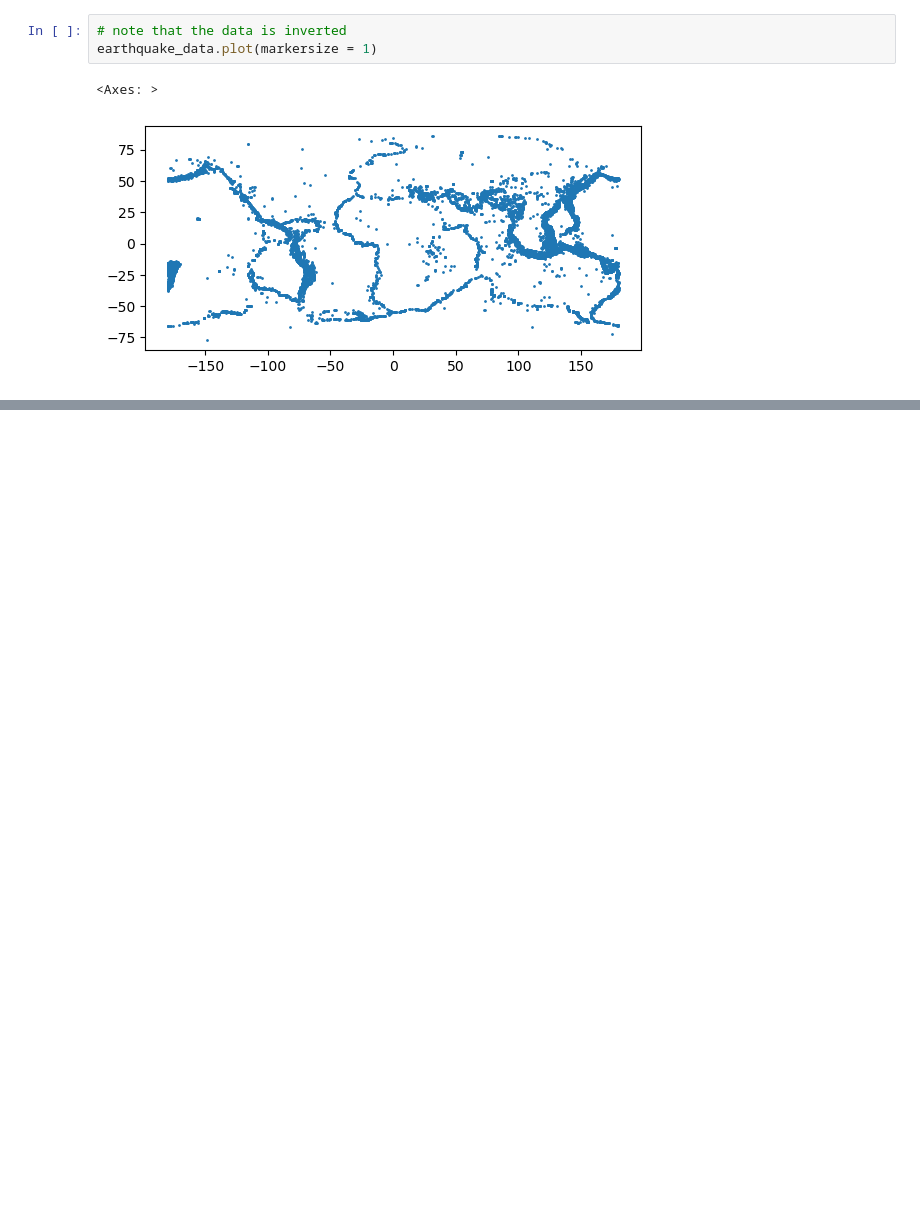
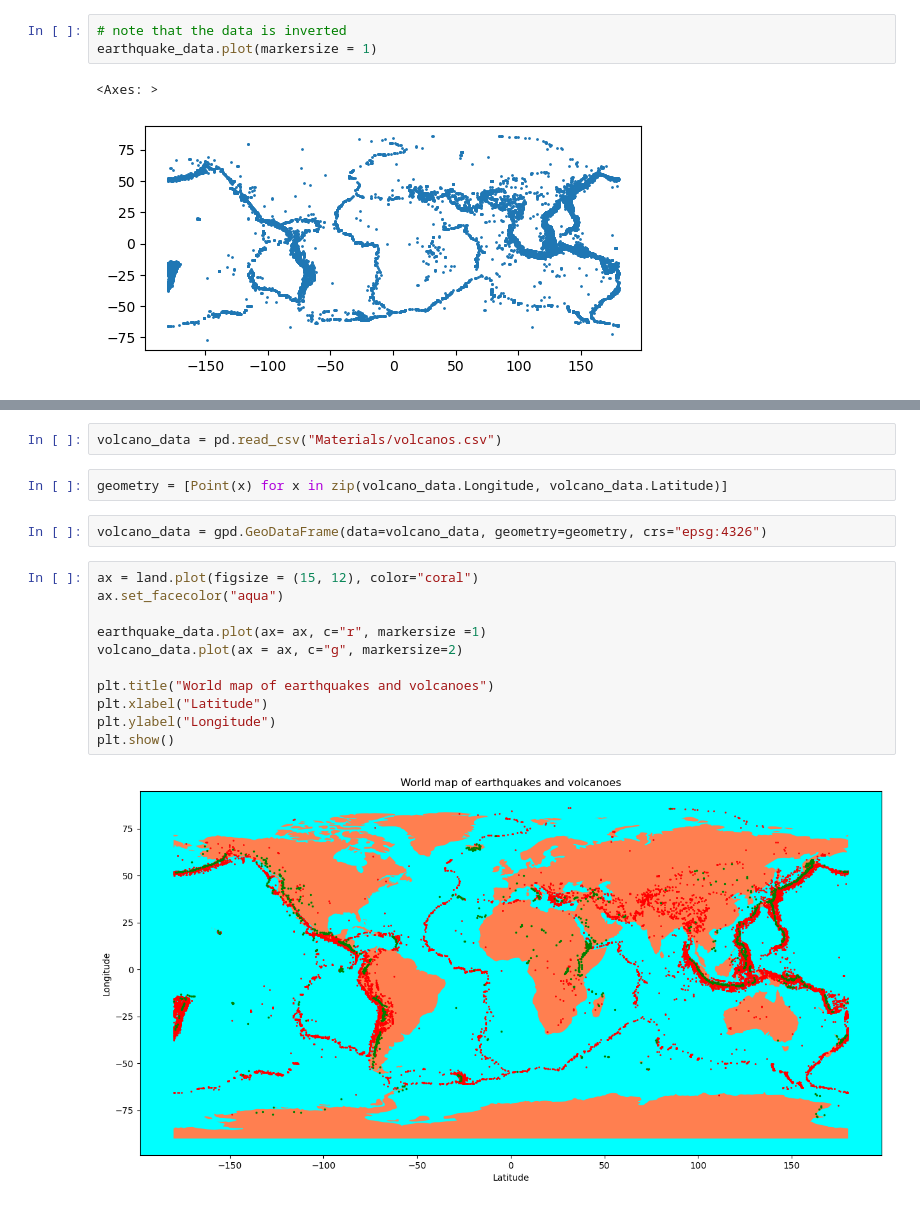
Before and after one commit to mstoychev/Data-Science-SoftwareUniversity, a Jupyter notebook: 5. Working with Spatial Data and Network Analysis/1. Class Notes/Class Notes Working with Spatial Data.ipynb, the cells around one changed output, grey strips where cells are left out. Saved outputs shown, nothing was run; the diff lists cells and outputs as text; blank space fills up the shorter version.

```diff
--- a/5. Working with Spatial Data and Network Analysis/1. Class Notes/Class Notes Working with Spatial Data.ipynb
+++ b/5. Working with Spatial Data and Network Analysis/1. Class Notes/Class Notes Working with Spatial Data.ipynb
@@ -506,0 +525,19 @@ earthquake_data.plot(markersize = 1)
+# %%
+volcano_data = pd.read_csv("Materials/volcanos.csv")
+# %%
+geometry = [Point(x) for x in zip(volcano_data.Longitude, volcano_data.Latitude)]
+# %%
+volcano_data = gpd.GeoDataFrame(data=volcano_data, geometry=geometry, crs="epsg:4326")
+# %%
+ax = land.plot(figsize = (15, 12), color="coral")
+ax.set_facecolor("aqua")
+
+earthquake_data.plot(ax= ax, c="r", markersize =1)
+volcano_data.plot(ax = ax, c="g", markersize=2)
+
+plt.title("World map of earthquakes and volcanoes")
+plt.xlabel("Latitude")
+plt.ylabel("Longitude")
+plt.show()
+# %% [output]
+[figure, added]
```
Also changed, not shown: parts of 21 cells of this notebook.
